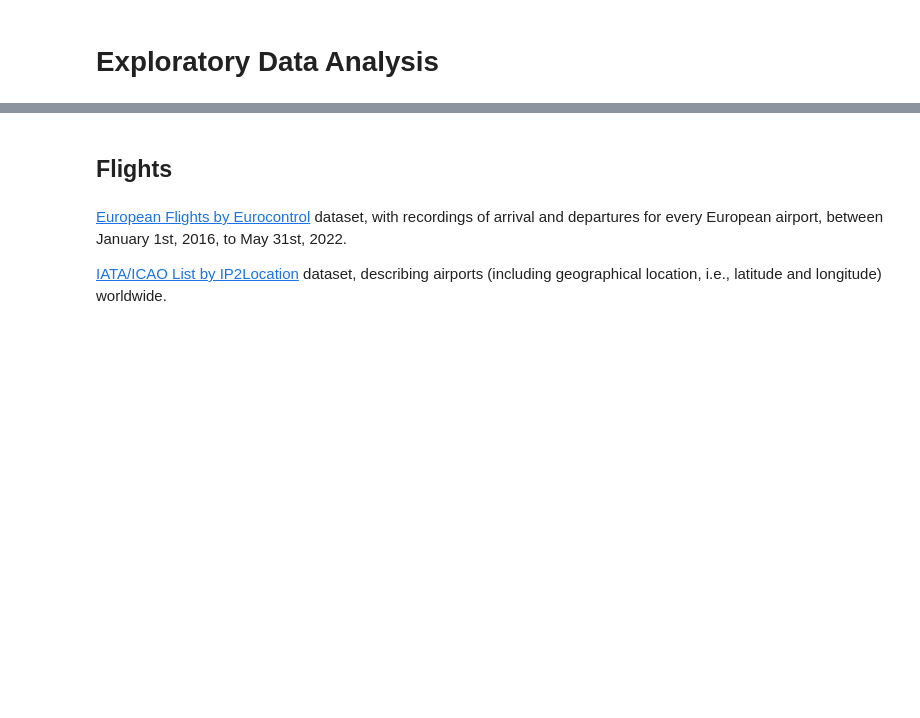
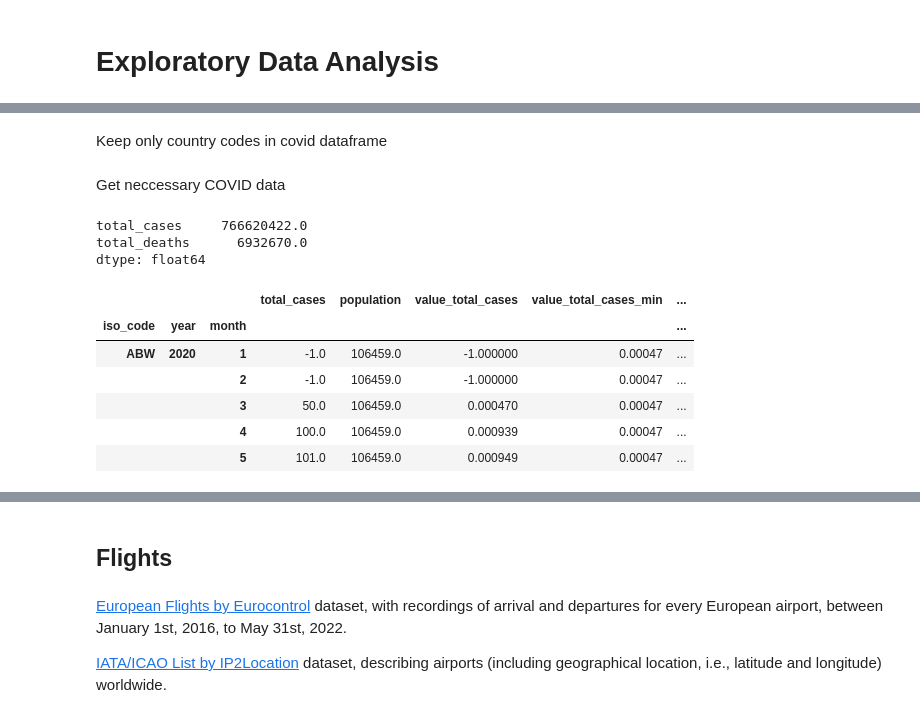
Before and after one commit to MihaiDavid05/COVID-Impact-Visualizer, a Jupyter notebook: data/exploratory_data_analysis.ipynb, the cells around one changed output, grey strips where cells are left out. Cells and saved outputs as stored; diff of their text form; code cells hidden in the pictures; blank space fills up the shorter version.

```diff
--- a/data/exploratory_data_analysis.ipynb
+++ b/data/exploratory_data_analysis.ipynb
@@ -123,0 +87,2 @@ pop_deaths_df.merge(covid_df[['iso_code', 'location']].drop_duplicates(), on='is
+# %% [markdown]
+Keep only country codes in covid dataframe
@@ -123,0 +108,32 @@ pop_deaths_df.merge(covid_df[['iso_code', 'location']].drop_duplicates(), on='is
+# %% [markdown]
+Get neccessary COVID data
+# %%
+# Get total deaths and total cases
+covid_df[['iso_code', 'year', 'month', 'total_cases', 'total_deaths']].groupby(['iso_code']).last().sum()[-2:]
+# %% [output]
+total_cases     766620422.0
+total_deaths      6932670.0
+dtype: float64
+# %%
+# Get monthly total cases
+cases_df = covid_df[['iso_code', 'year', 'month', 'total_cases', 'population']].groupby(['iso_code', 'year', 'month']).last()
+
+# Proportion of deaths from country population
+cases_df['value_total_cases'] = cases_df['total_cases'] / cases_df['population']
+cases_df_min = cases_df.groupby(['iso_code']).agg({'value_total_cases': np.nanmin}).rename(columns={'value_total_cases': 'value_total_cases_min'})
+cases_df_max = cases_df.groupby(['iso_code']).agg({'value_total_cases': np.nanmax}).rename(columns={'value_total_cases': 'value_total_cases_max'})
+cases_df = cases_df.join(cases_df_min, on="iso_code")
+cases_df = cases_df.join(cases_df_max, on="iso_code")
+
+cases_df = cases_df.fillna(-1)
+cases_df['value_total_cases_max_overall'] = cases_df['value_total_cases_max'].unique().max()
+
+cases_df.head()
+# %% [output]
+|  |  |  | total_cases | population | value_total_cases | value_total_cases_min | ... |
+| iso_code | year | month |  |  |  |  | ... |
+| ABW | 2020 | 1 | -1.0 | 106459.0 | -1.000000 | 0.00047 | ... |
+|  |  | 2 | -1.0 | 106459.0 | -1.000000 | 0.00047 | ... |
+|  |  | 3 | 50.0 | 106459.0 | 0.000470 | 0.00047 | ... |
+|  |  | 4 | 100.0 | 106459.0 | 0.000939 | 0.00047 | ... |
+|  |  | 5 | 101.0 | 106459.0 | 0.000949 | 0.00047 | ... |
```
Also changed, not shown: parts of 41 cells of this notebook, 1 other file.
